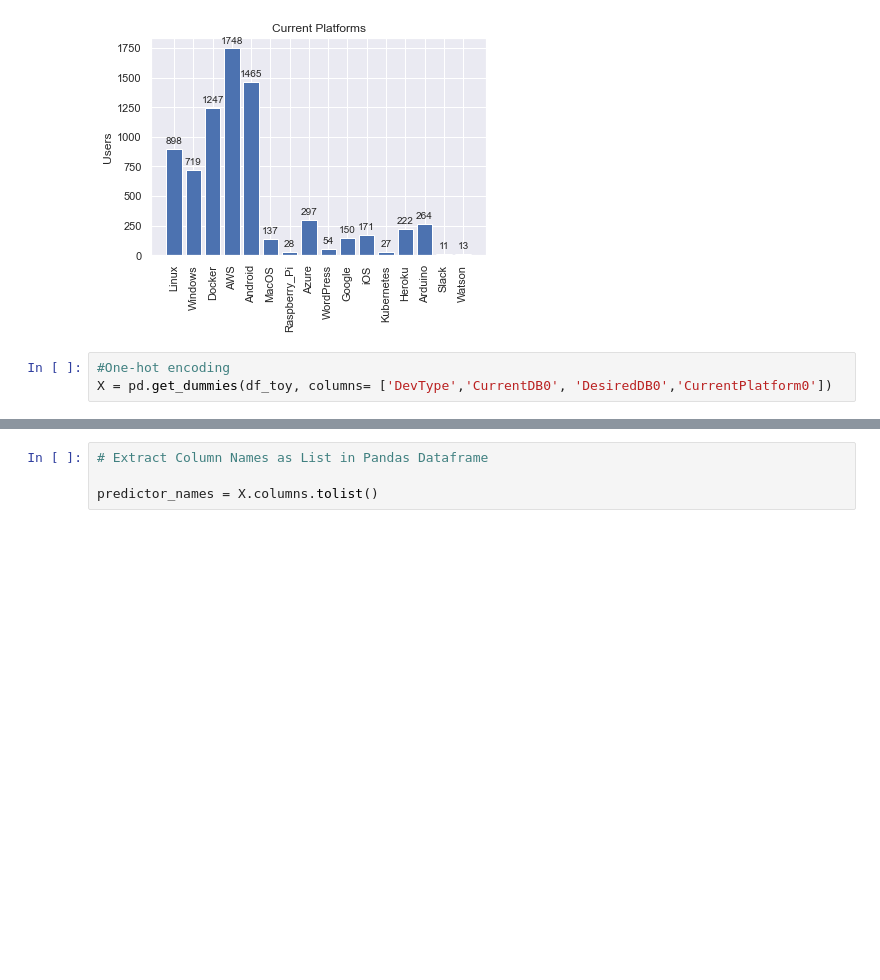
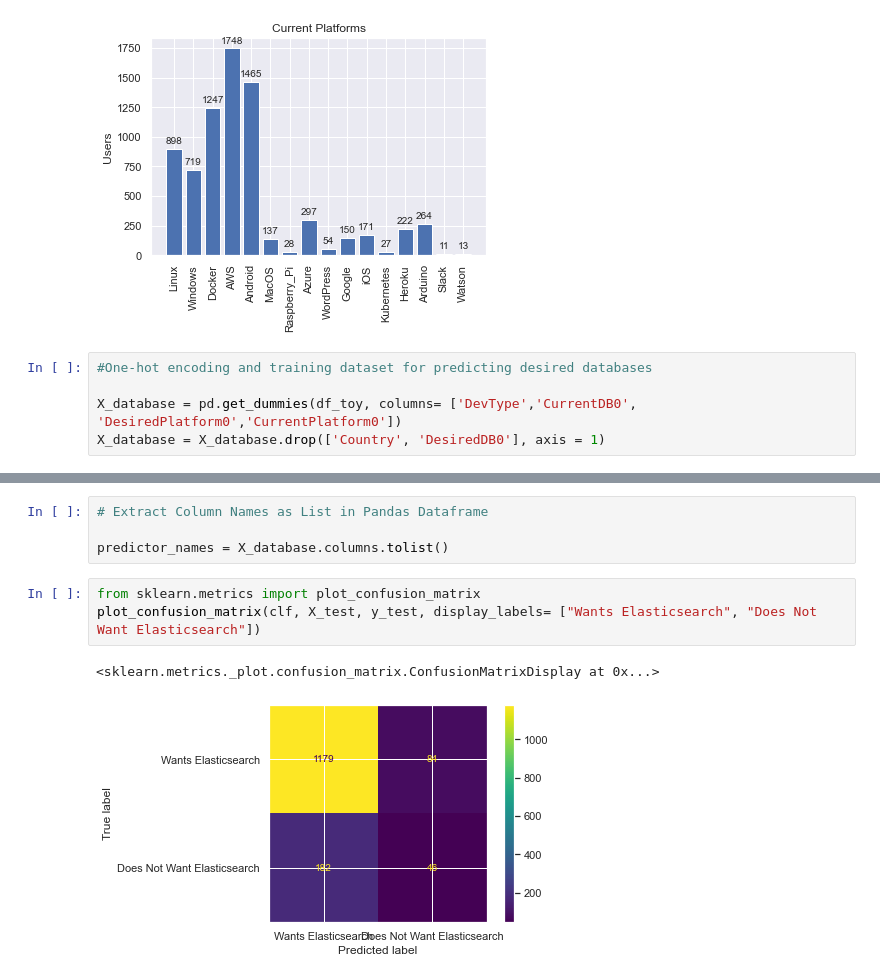
Before and after one commit to BondiAnalytics/DSML_Course_Notebooks, a Jupyter notebook: capstone_docs/StackSurvey_Analysis.ipynb, the cells around one changed output, grey strips where cells are left out. Saved outputs shown, nothing was run; the diff lists cells and outputs as text; blank space fills up the shorter version.

```diff
--- a/capstone_docs/StackSurvey_Analysis.ipynb
+++ b/capstone_docs/StackSurvey_Analysis.ipynb
@@ -685,6 +643,8 @@ plt.show()
 # %% [output]
 [figure]
 # %%
-#One-hot encoding
-X = pd.get_dummies(df_toy, columns= ['DevType','CurrentDB0', 'DesiredDB0','CurrentPlatform0'])
+#One-hot encoding and training dataset for predicting desired databases
+
+X_database = pd.get_dummies(df_toy, columns= ['DevType','CurrentDB0', 'DesiredPlatform0','CurrentPlatform0'])
+X_database = X_database.drop(['Country', 'DesiredDB0'], axis = 1)
 # %%
@@ -764,5 +725,11 @@ DecisionTreeClassifier(max_depth=10, min_samples_leaf=25, min_samples_split=25)
 # %%
 # Extract Column Names as List in Pandas Dataframe
 
-predictor_names = X.columns.tolist()
+predictor_names = X_database.columns.tolist()
+# %%
+from sklearn.metrics import plot_confusion_matrix
+plot_confusion_matrix(clf, X_test, y_test, display_labels= ["Wants Elasticsearch", "Does Not Want Elasticsearch"])
+# %% [output]
+<sklearn.metrics._plot.confusion_matrix.ConfusionMatrixDisplay at 0x...>
+[figure, added]
 # %%
```
Also changed, not shown: parts of 20 cells of this notebook.
